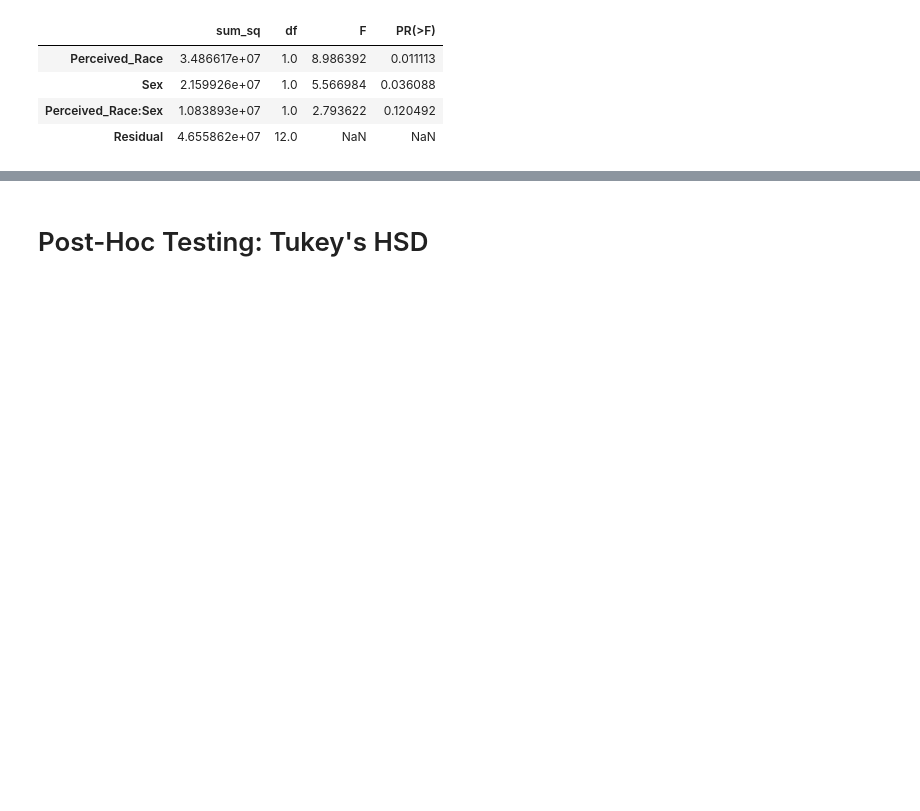
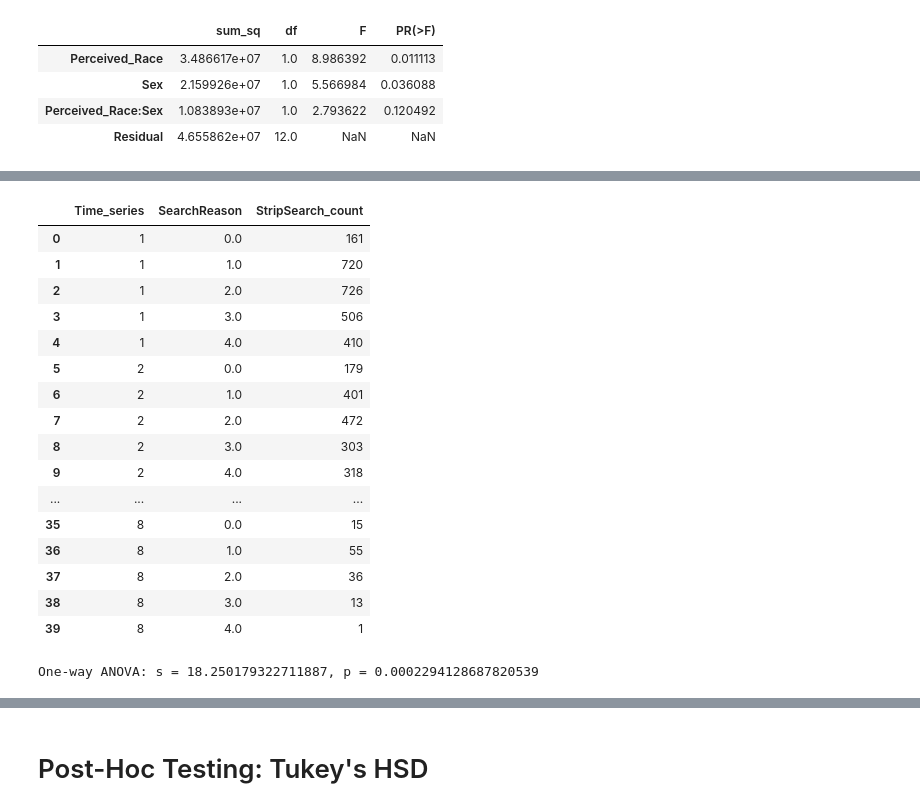
Before and after one commit to cooeoeooc/2178_g38, a Jupyter notebook: group38_code.ipynb, the cells around one changed output, grey strips where cells are left out. Drawn from its saved outputs; the diff is of its cells as text; code cells hidden in the pictures; blank space fills up the shorter version.

```diff
--- a/group38_code.ipynb
+++ b/group38_code.ipynb
@@ -785,0 +790,22 @@ sm.stats.anova_lm(model_3, typ=2)
+# %%
+grouped_data4 = data.groupby(['Time_series', 'SearchReason'])['StripSearch'].apply(lambda x: (x == 1).sum()).reset_index()
+grouped_data4 = grouped_data4.rename(columns={'StripSearch': 'StripSearch_count'})
+grouped_data4
+# %% [output]
+|  | Time_series | SearchReason | StripSearch_count |
+| 0 | 1 | 0.0 | 161 |
+| 1 | 1 | 1.0 | 720 |
+| 2 | 1 | 2.0 | 726 |
+| 3 | 1 | 3.0 | 506 |
+| 4 | 1 | 4.0 | 410 |
+| 5 | 2 | 0.0 | 179 |
+| 6 | 2 | 1.0 | 401 |
+| 7 | 2 | 2.0 | 472 |
+| 8 | 2 | 3.0 | 303 |
+| 9 | 2 | 4.0 | 318 |
+| ... | ... | ... | ... |
+| 35 | 8 | 0.0 | 15 |
+| 36 | 8 | 1.0 | 55 |
+| 37 | 8 | 2.0 | 36 |
+| 38 | 8 | 3.0 | 13 |
+| 39 | 8 | 4.0 | 1 |
@@ -785,0 +817,7 @@ sm.stats.anova_lm(model_3, typ=2)
+# %%
+# One-way ANOVA: strip search number over time
+statistic, pvalue = f_oneway(sample_0, sample_1, sample_2)
+
+print(f'One-way ANOVA: s = {statistic}, p = {pvalue}')
+# %% [output]
+One-way ANOVA: s = 18.250179322711887, p = 0.0002294128687820539
```
Also changed, not shown: parts of 24 cells of this notebook.
